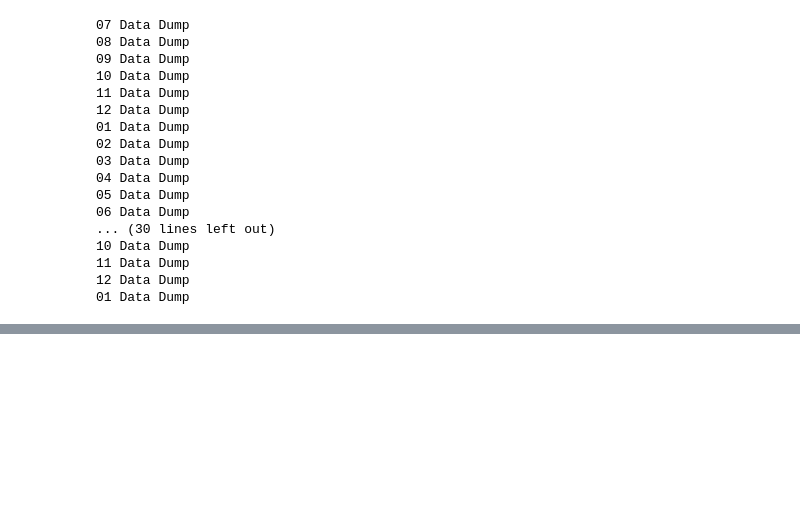
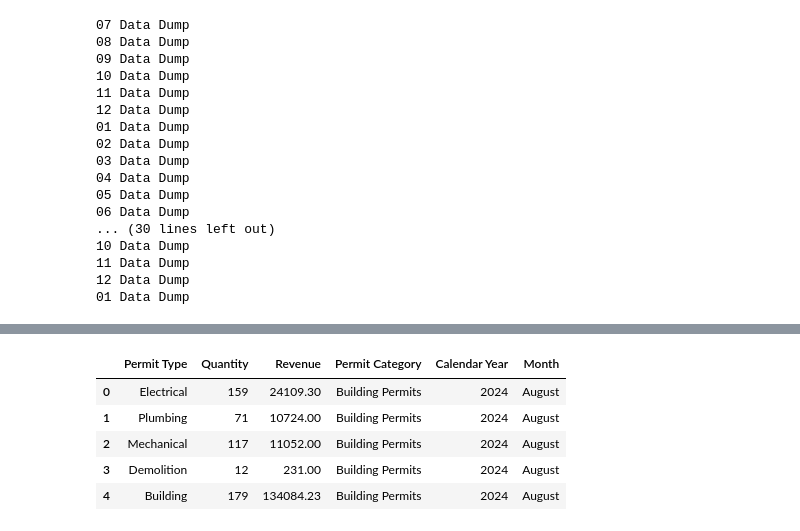
Before and after one commit to LukeWymanUM/capstone_missoula_building_permits, a Jupyter notebook: 03 Community Development Snapshots/processing_development_reports.ipynb, the cells around one changed output, grey strips where cells are left out. Saved outputs shown, nothing was run; the diff lists cells and outputs as text; code cells hidden in the pictures; blank space fills up the shorter version.

```diff
--- a/03 Community Development Snapshots/processing_data_dumps.ipynb
+++ b/03 Community Development Snapshots/processing_development_reports.ipynb
@@ -790,7 +794,3 @@ process_all_data_dumps(folder)
 11 Data Dump
 12 Data Dump
 01 Data Dump
-# %%
-data = pd.read_csv(os.getcwd() + "/output/PermitDataAll.csv")
-#Counter(data.loc[data['Month']=='June']['Property Type'])
-data.columns
@@ -835,0 +799,16 @@ data.loc[data['Property Type'] == 'Multi-Dwelling Condo', ['Work Description', '
+# %%
+# We need to get the number of building permits per month so we can report on total number of permits
+file = os.getcwd() + '/output/BuildingPermitDataAll.csv'
+
+df = pd.read_csv(file)
+
+# Initialize a dictionary to store permit counts
+permit_counts = defaultdict(int)
+
+# Iterate through each row and count occurrences
+for _, row in df.iterrows():
+    year, month = str(row['Calendar Year']), str(row['Month']).zfill(2)  # Ensure proper format
+    key = f"{year}-{month}"  # Format as 'YYYY-MM'
+    permit_counts[key] += 1  # Increment count
+
+permit_counts
@@ -835,0 +874,73 @@ data.loc[data['Property Type'] == 'Multi-Dwelling Condo', ['Work Description', '
+# %%
+def extract_building_permits(file, sheet, year, month):
+
+    # Read Excel with the identified header row
+    data = pd.read_excel(file, sheet, header=None)
+
+    # Initialize a dictionary to hold permit data
+    permit_data = {
+        'Permit Type': [],
+        'Quantity': [],
+        'Revenue': []
+    }
+
+    # Electrical
+    search = "Electrical"
+    permits_number = get_value_to_right(data, search, num_columns=2)
+    permits_revenue = get_value_to_right(data, search, num_columns=3)
+    permit_data['Permit Type'].append("Electrical")
+    permit_data['Quantity'].append(permits_number if permits_number else 0)
+    permit_data['Revenue'].append(permits_revenue if permits_revenue else 0)
+
+    # Plumbing
+    search = "Plumbing"
+    permits_number = get_value_to_right(data, search, num_columns=2)
+    permits_revenue = get_value_to_right(data, search, num_columns=3)
+    permit_data['Permit Type'].append("Plumbing")
+    permit_data['Quantity'].append(permits_number if permits_number else 0)
+    permit_data['Revenue'].append(permits_revenue if permits_revenue else 0)
+
+    # Mechanical
+    search = "Mechanical"
+    permits_number = get_value_to_right(data, search, num_columns=2)
+    permits_revenue = get_value_to_right(data, search, num_columns=3)
+    permit_data['Permit Type'].append("Mechanical")
+    permit_data['Quantity'].append(permits_number if permits_number else 0)
+    permit_data['Revenue'].append(permits_revenue if permits_revenue else 0)
+
+    # Demolition
+    search = "Demolition"
+    permits_number = get_value_to_right(data, search, num_columns=2)
+    permits_revenue = get_value_to_right(data, search, num_columns=3)
+    permit_data['Permit Type'].append("Demolition")
+    permit_data['Quantity'].append(permits_number if permits_number else 0)
+    permit_data['Revenue'].append(permits_revenue if permits_revenue else 0)
+
+    # Building Permits
+    search = "Building"
+    permits_number = permit_counts[f"{year}-{month}"]
+    permits_revenue = get_value_to_right(data, search, num_columns=3)
+    permit_data['Permit Type'].append("Building")
+    permit_data['Quantity'].append(permits_number if permits_number else 0)
+    permit_data['Revenue'].append(permits_revenue if permits_revenue else 0)
+
+    # Create a DataFrame from the dictionary
+    df = pd.DataFrame(permit_data)
+    df['Permit Category'] = ['Building Permits']*len(df)
+    df['Calendar Year'] = [year]*len(df)
+    df['Month'] = [month]*len(df)
+
+    return df
+
+# Example
+file = os.getcwd()+'/data/FY25 Development Report Workbook.xlsx'
+sheet = 'Aug Report'
+building_permits = extract_building_permits(file, sheet, '2024', 'August')
+building_permits
+# %% [output]
+|  | Permit Type | Quantity | Revenue | Permit Category | Calendar Year | Month |
+| 0 | Electrical | 159 | 24109.30 | Building Permits | 2024 | August |
+| 1 | Plumbing | 71 | 10724.00 | Building Permits | 2024 | August |
+| 2 | Mechanical | 117 | 11052.00 | Building Permits | 2024 | August |
+| 3 | Demolition | 12 | 231.00 | Building Permits | 2024 | August |
+| 4 | Building | 179 | 134084.23 | Building Permits | 2024 | August |
```
Also changed, not shown: parts of 27 cells of this notebook, 1 other file.
